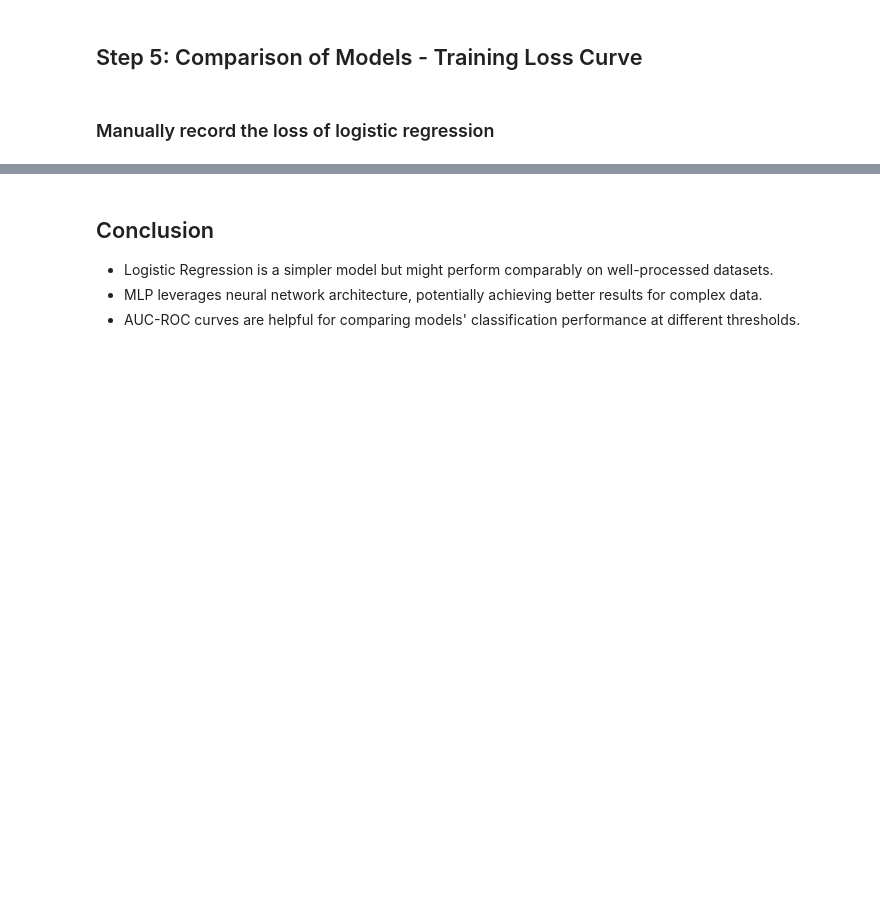
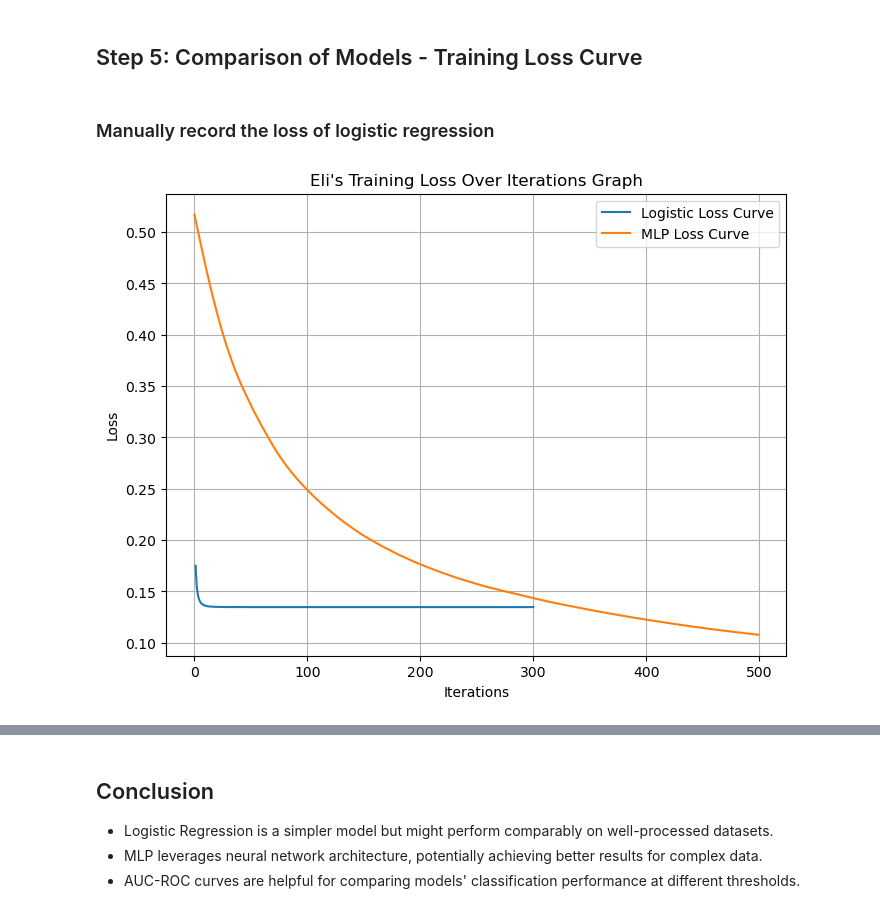
Before and after one commit to CapybarasUnited/CS457_Classwork, a Jupyter notebook: Quizzes/5.3/Week5_Pokemon_Classification.ipynb, the cells around one changed output, grey strips where cells are left out. Drawn from its saved outputs; the diff is of its cells as text; code cells hidden in the pictures; blank space fills up the shorter version.

```diff
--- a/Quizzes/5.3/Week5_Pokemon_Classification.ipynb
+++ b/Quizzes/5.3/Week5_Pokemon_Classification.ipynb
@@ -100,7 +156,7 @@ categorical_features = ['type']
 numeric_features = [col for col in features if col not in categorical_features]
 
 # Preprocessing pipeline
-numeric_transformer =  # Please try to use max_abs_scaler
+numeric_transformer =  MaxAbsScaler()
 categorical_transformer = OneHotEncoder()
 
 # **ColumnTransformer**:
@@ -222,19 +310,21 @@ for i in range(1, 301):  # 300 iterations
 # %%
 # Extract loss during MLP training
 mlp_model_loss_curve = mlp_model.loss_curve_
 Logic_loss = loss_curve
 
 # Plot the loss difference during MLP training and Logistic
 plt.figure(figsize=(8, 6))
 plt.plot(range(1, len(Logic_loss) + 1), Logic_loss, label="Logistic Loss Curve")
 plt.plot(mlp_model_loss_curve, label="MLP Loss Curve")
 plt.xlabel("Iterations")
 plt.ylabel("Loss")
-yourname =
-plt.title(yourname+": Training Loss Over Iterations")
+yourname = "Eli\'s"
+plt.title(yourname+" Training Loss Over Iterations Graph")
 plt.grid()
 plt.legend()
 plt.show()
+# %% [output]
+[figure, added]
 # %%
 import matplotlib.pyplot as plt
 from sklearn.metrics import roc_curve
```
Also changed, not shown: parts of 17 cells of this notebook, 2 other files.
